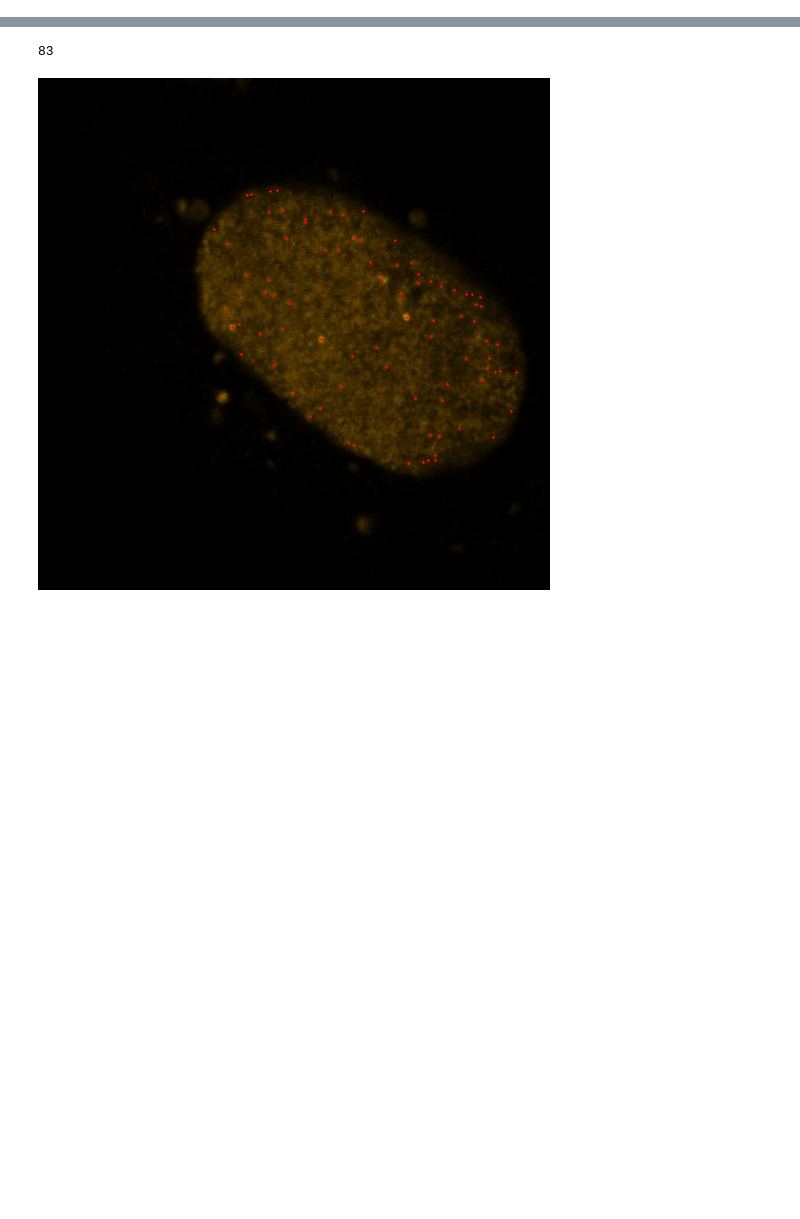
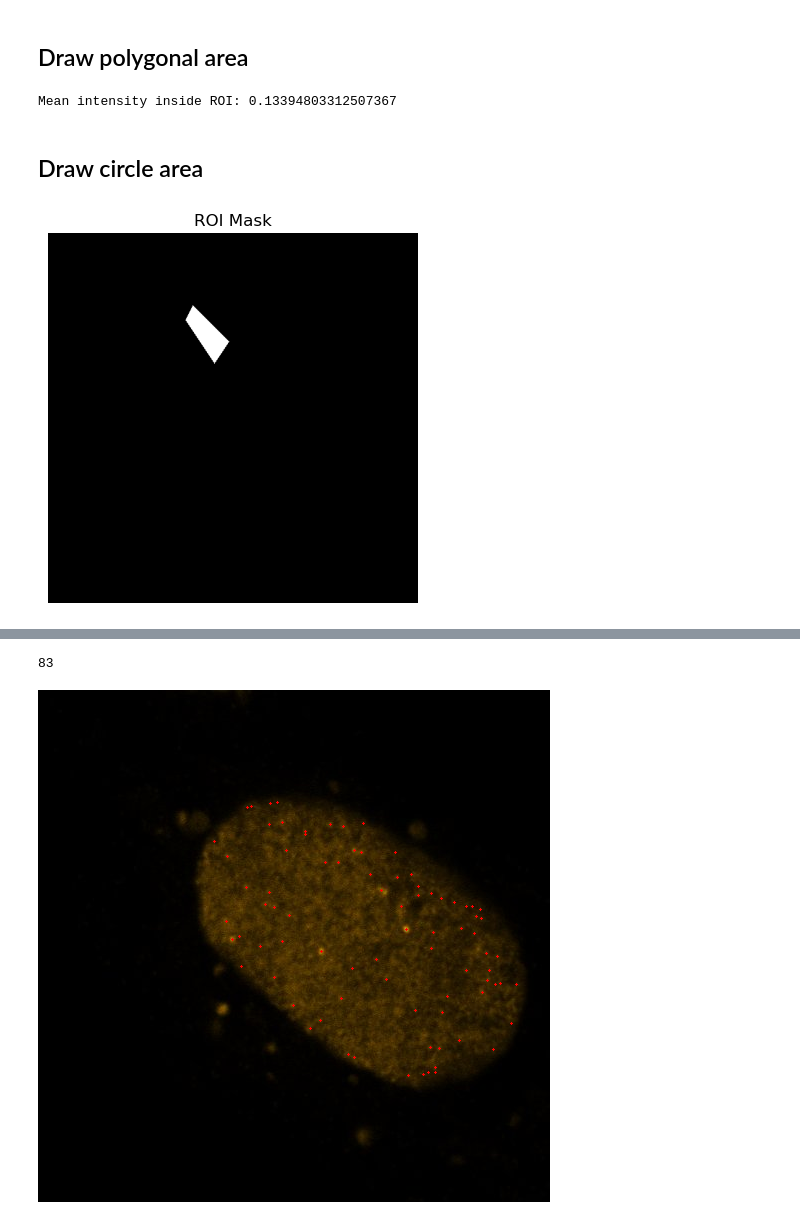
Before and after one commit to Lopatushka/LLPS, a Jupyter notebook: Kmean.ipynb, the cells around one changed output, grey strips where cells are left out. Saved outputs shown, nothing was run; the diff lists cells and outputs as text; code cells hidden in the pictures; blank space fills up the shorter version.

Commit message:
kmean draw polygoanl ROI

```diff
--- a/Kmean.ipynb
+++ b/Kmean.ipynb
@@ -16,0 +25,28 @@ df.shape[0]
+# %% [markdown]
+## Draw polygonal area
+# %%
+# open image
+image = Image.open("./examples/series_01.jpg").convert("RGB")
+
+# convert RGB → grayscale
+gray = rgb2gray(image)
+
+# ROI
+x = np.array([200, 250, 230, 190])
+y = np.array([100, 150, 180, 120])
+
+# create empty mask (same size as image)
+mask = np.zeros(image.size, dtype=bool)
+
+rr, cc = polygon(y, x)   # IMPORTANT: order is (row=y, col=x)
+
+mask[rr, cc] = True
+
+# calculate mean intensity
+mean_intensity = gray[mask].mean()
+
+print("Mean intensity inside ROI:", mean_intensity)
+# %% [output]
+Mean intensity inside ROI: 0.13394803312507367
+# %% [markdown]
+## Draw circle area
@@ -16,0 +59,7 @@ df.shape[0]
+# %%
+plt.imshow(mask, cmap="gray")
+plt.title("ROI Mask")
+plt.axis("off")
+plt.show()
+# %% [output]
+[figure, added]
```
Also changed, not shown: parts of 8 cells of this notebook.
